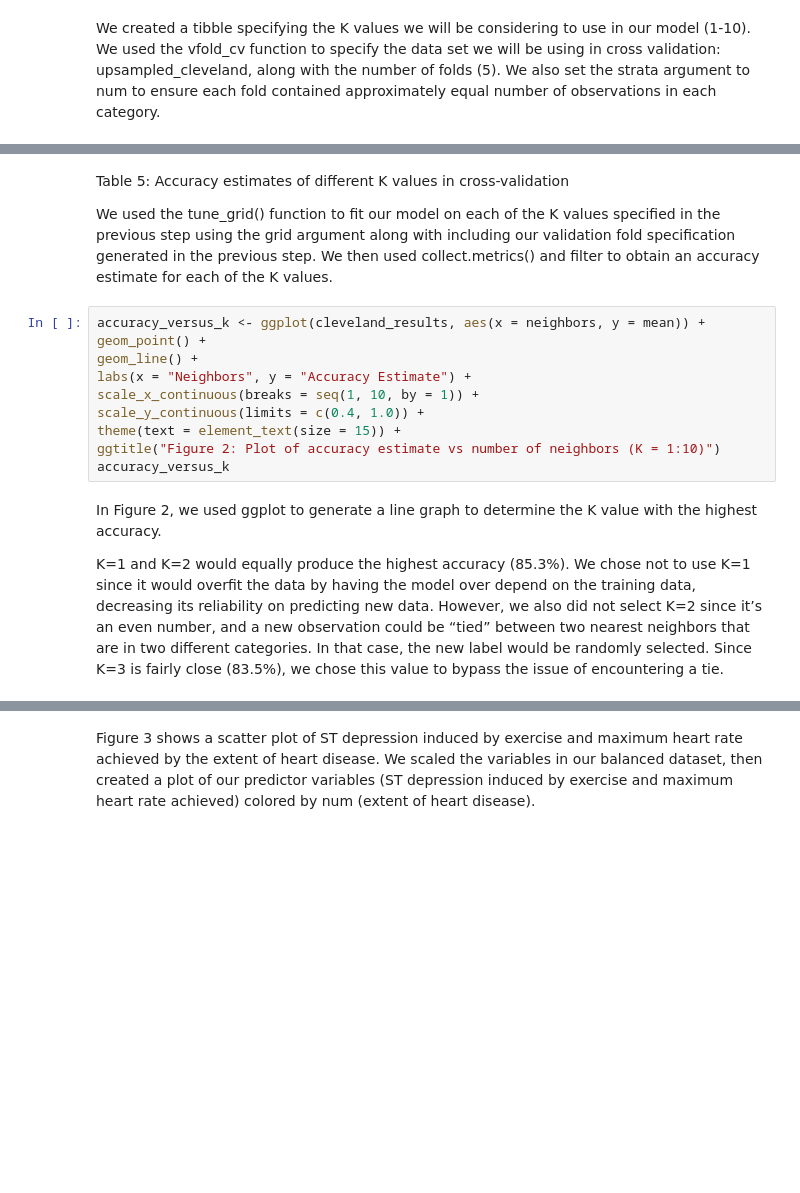
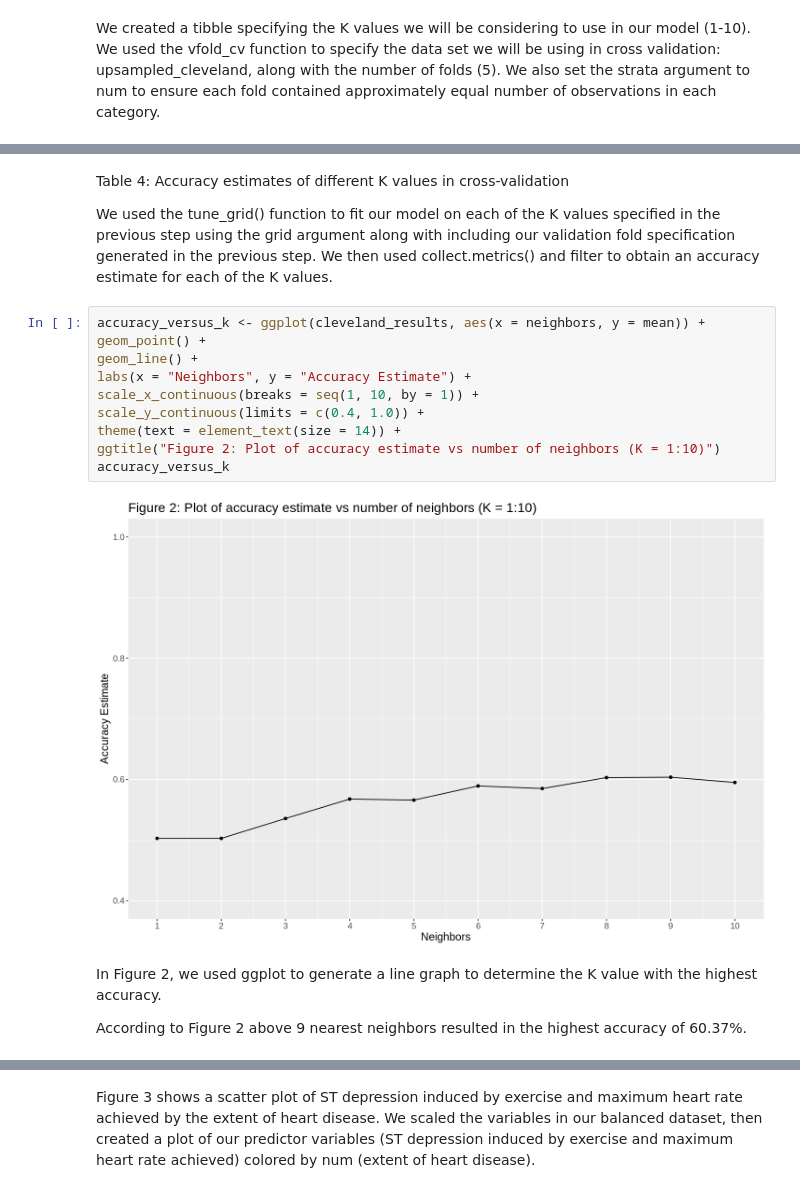
Before and after one commit to mikayladitosto/dsci-100-2023s1-group-14, a Jupyter notebook: Project.ipynb, the cells around one changed output, grey strips where cells are left out. Cells and saved outputs as stored; diff of their text form; blank space fills up the shorter version.

```diff
--- a/Project.ipynb
+++ b/Project.ipynb
@@ -288,19 +294,21 @@ cleveland_results
 # %% [markdown]
-Table 5: Accuracy estimates of different K values in cross-validation
+Table 4: Accuracy estimates of different K values in cross-validation
 
 We used the tune_grid() function to fit our model on each of the K values specified in the previous step using the grid argument along with including our validation fold specification generated in the previous step. We then used collect.metrics() and filter to obtain an accuracy estimate for each of the K values.
 # %%
 accuracy_versus_k <- ggplot(cleveland_results, aes(x = neighbors, y = mean)) +
 geom_point() +
 geom_line() +
 labs(x = "Neighbors", y = "Accuracy Estimate") +
 scale_x_continuous(breaks = seq(1, 10, by = 1)) +
 scale_y_continuous(limits = c(0.4, 1.0)) +
-theme(text = element_text(size = 15)) +
+theme(text = element_text(size = 14)) +
 ggtitle("Figure 2: Plot of accuracy estimate vs number of neighbors (K = 1:10)")
 accuracy_versus_k
+# %% [output]
+[figure, added]
-# %% [markdown]
-In Figure 2, we used ggplot to generate a line graph to determine the K value with the highest accuracy.
-
-K=1 and K=2 would equally produce the highest accuracy (85.3%). We chose not to use K=1 since it would overfit the data by having the model over depend on the training data, decreasing its reliability on predicting new data. However, we also did not select K=2 since it’s an even number, and a new observation could be “tied” between two nearest neighbors that are in two different categories. In that case, the new label would be randomly selected. Since K=3 is fairly close (83.5%), we chose this value to bypass the issue of encountering a tie.
+# %% [markdown]
+In Figure 2, we used ggplot to generate a line graph to determine the K value with the highest accuracy.
+
+According to Figure 2 above 9 nearest neighbors resulted in the highest accuracy of 60.37%.
 # %%
```
Also changed, not shown: parts of 16 cells of this notebook.
